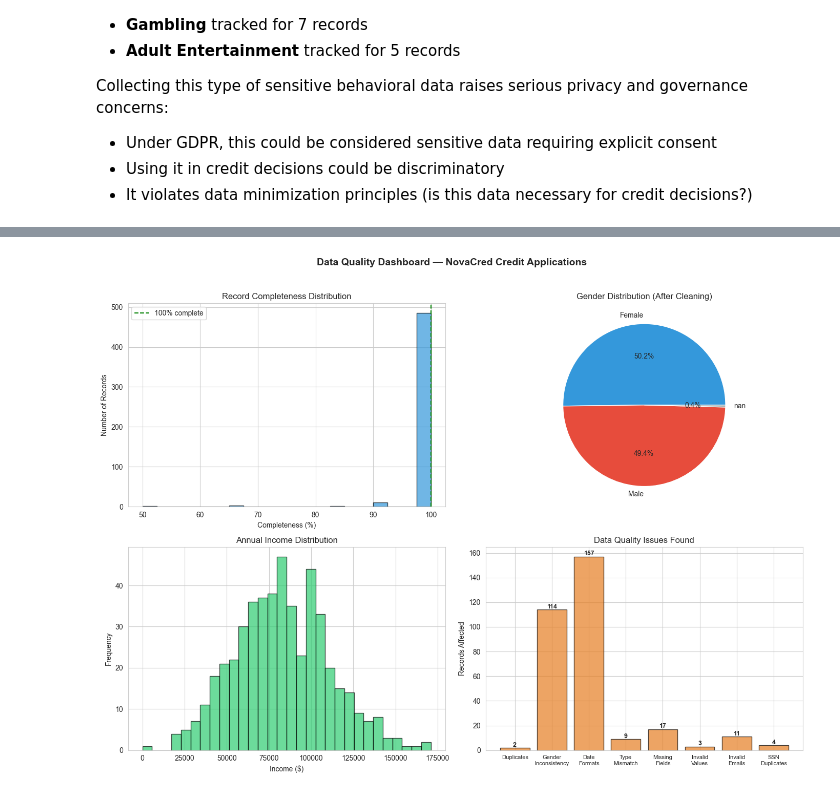
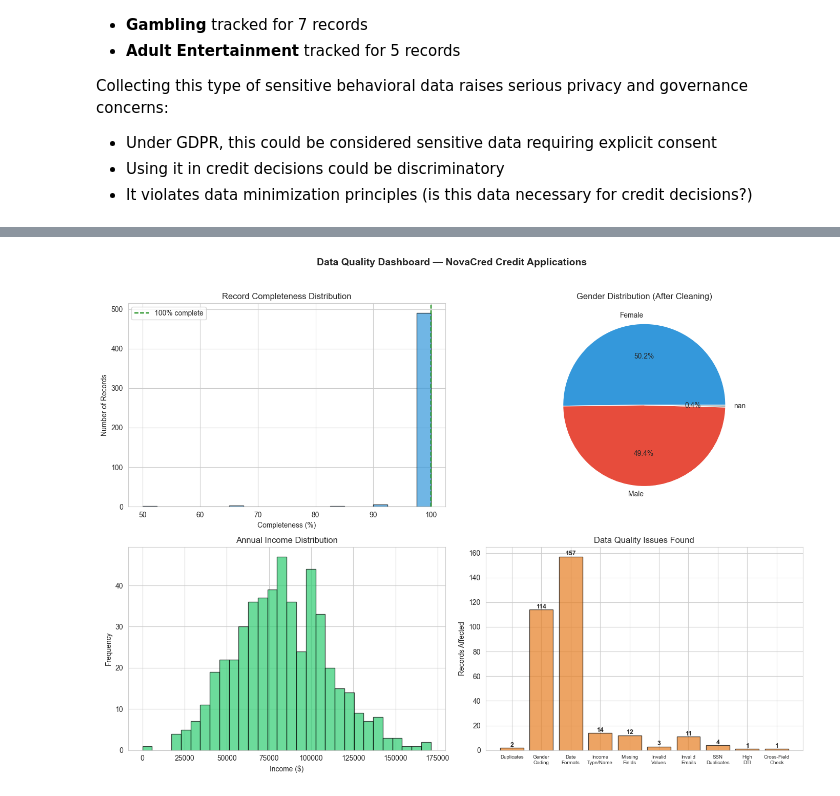
Before and after one commit to margarida-passos-cunha/dego-project-team9, a Jupyter notebook: notebooks/01-data-quality.ipynb, the cells around one changed output, grey strips where cells are left out. Cells and saved outputs as stored; diff of their text form; code cells hidden in the pictures.

Commit message:
Improved data quality notebook to find some more mistakes

```diff
--- a/notebooks/01-data-quality.ipynb
+++ b/notebooks/01-data-quality.ipynb
@@ -308,6 +308,30 @@ for app_id, val in float_incomes:
 print(f"\nRecords with MISSING income:")
 for app_id in null_incomes:
     print(f"  {app_id}")
+
+# check if any records use a different field name for income
+print(f"\n--- Field naming check ---")
+salary_records = []
+for record in raw_data:
+    fin = record.get('financials', {})
+    if 'annual_salary' in fin:
+        salary_records.append((record['_id'], fin['annual_salary']))
+
+if salary_records:
+    print(f"Records using 'annual_salary' instead of 'annual_income':")
+    for app_id, val in salary_records:
+        print(f"  {app_id}: annual_salary={val}")
+else:
+    print("No field naming issues found.")
+
+# check for zero income
+zero_inc = [(r['_id'], r['applicant_info']['full_name'])
+            for r in raw_data
+            if r.get('financials', {}).get('annual_income') == 0]
+if zero_inc:
+    print(f"\nRecords with ZERO income:")
+    for app_id, name in zero_inc:
+        print(f"  {app_id} ({name}): annual_income=0")
 # %% [output]
 Income data types in raw JSON:
   int: 488
@@ -735,35 +833,36 @@ axes[0,0].set_title('Record Completeness Distribution')
 axes[0,0].set_xlabel('Completeness (%)')
 axes[0,0].set_ylabel('Number of Records')
 axes[0,0].axvline(x=100, color='green', linestyle='--', label='100% complete')
 axes[0,0].legend()
 
 # 2. gender distribution after cleaning
 df_clean['gender'].value_counts(dropna=False).plot(kind='pie', ax=axes[0,1], autopct='%1.1f%%',
                                                      colors=['#3498db', '#e74c3c', '#95a5a6'])
 axes[0,1].set_title('Gender Distribution (After Cleaning)')
 axes[0,1].set_ylabel('')
 
 # 3. income distribution
 axes[1,0].hist(df_clean['annual_income'].dropna(), bins=30, color='#2ecc71', edgecolor='black', alpha=0.7)
 axes[1,0].set_title('Annual Income Distribution')
 axes[1,0].set_xlabel('Income ($)')
 axes[1,0].set_ylabel('Frequency')
 
 # 4. issues by category
-issue_cats = ['Duplicates', 'Gender\nInconsistency', 'Date\nFormats', 'Type\nMismatch',
-              'Missing\nFields', 'Invalid\nValues', 'Invalid\nEmails', 'SSN\nDuplicates']
-issue_counts = [2, 114, 157, 9, 17, 3, 11, 4]
+issue_cats = ['Duplicates', 'Gender\nCoding', 'Date\nFormats', 'Income\nType/Name',
+              'Missing\nFields', 'Invalid\nValues', 'Invalid\nEmails', 'SSN\nDuplicates',
+              'High\nDTI', 'Cross-Field\nCheck']
+issue_counts = [2, 114, 157, 14, 12, 3, 11, 4, 1, 1]
 bars = axes[1,1].bar(issue_cats, issue_counts, color='#e67e22', edgecolor='black', alpha=0.7)
 axes[1,1].set_title('Data Quality Issues Found')
 axes[1,1].set_ylabel('Records Affected')
-axes[1,1].tick_params(axis='x', rotation=0, labelsize=8)
+axes[1,1].tick_params(axis='x', rotation=0, labelsize=7)
 for bar, count in zip(bars, issue_counts):
     axes[1,1].text(bar.get_x() + bar.get_width()/2, bar.get_height() + 1,
                    str(count), ha='center', fontweight='bold', fontsize=9)
 
 plt.suptitle('Data Quality Dashboard — NovaCred Credit Applications', fontsize=14, fontweight='bold', y=1.02)
 plt.tight_layout()
 plt.savefig('../reports/data_quality_dashboard.png', dpi=150, bbox_inches='tight')
 plt.show()
 # %% [output]
-[figure, old version]
+[figure, new version]
```
Also changed, not shown: parts of 21 cells of this notebook, 6 other files.
